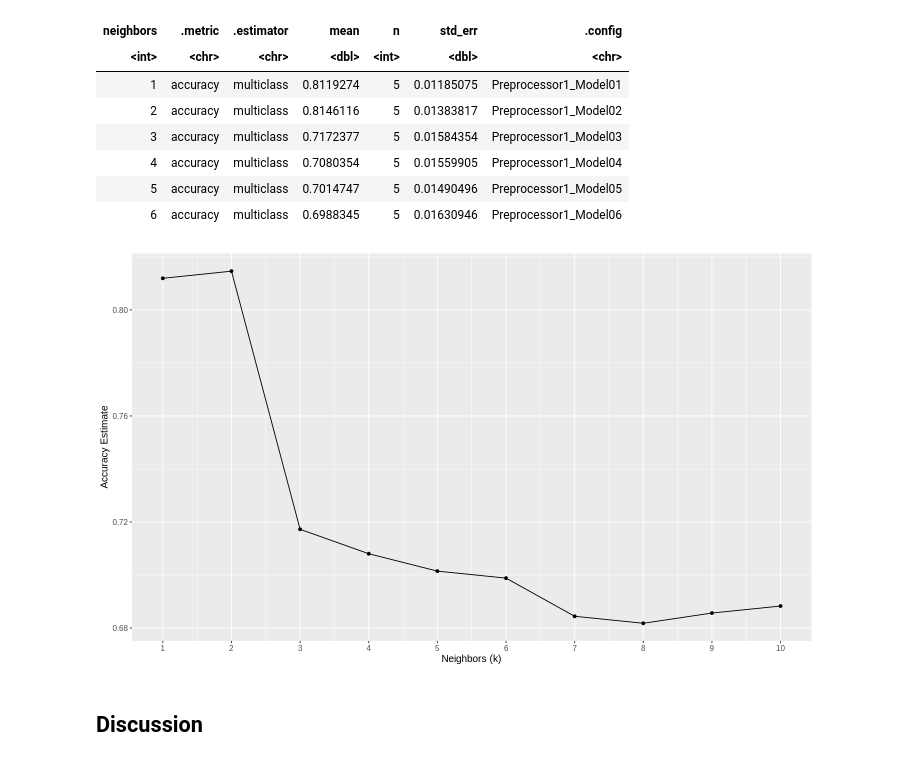
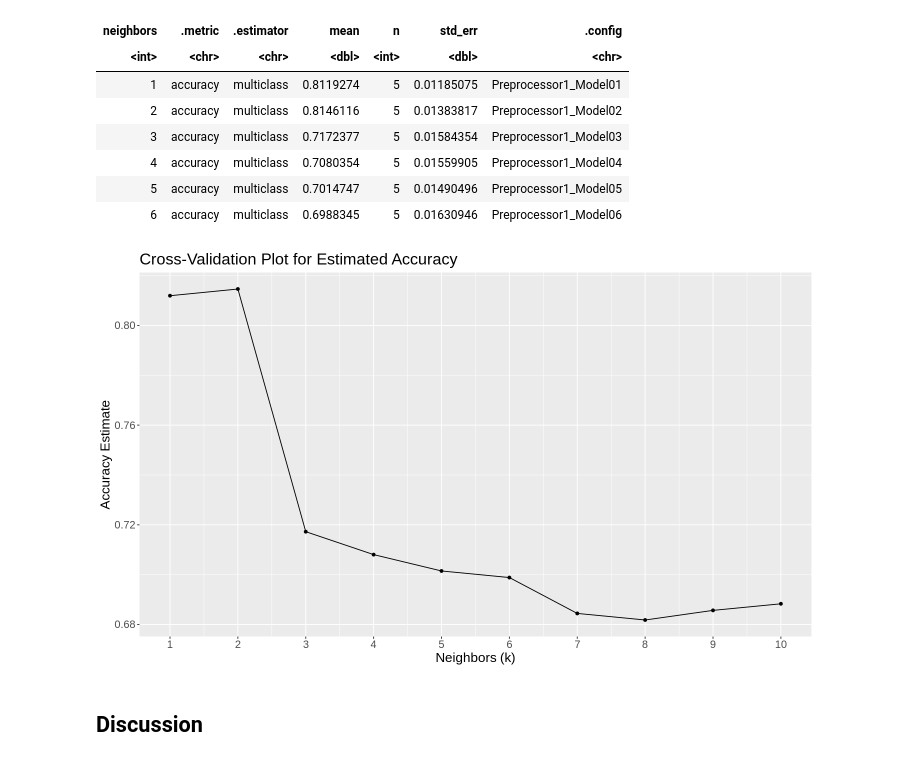
Before and after one commit to rukabii/dsci-100-group-project-006-29, a Jupyter notebook: Group_Project_Report.ipynb, the cells around one changed output. Cells and saved outputs as stored; diff of their text form; code cells hidden in the pictures.

```diff
--- a/Group_Project_Report.ipynb
+++ b/Group_Project_Report.ipynb
@@ -213,17 +213,17 @@ A tibble: 6 × 7
 # %%
 # plot k (neighbors) vs accuracy (mean)
 cross_val_plot <- accuracies |>
     ggplot(aes(x = neighbors, y = mean)) +
         geom_point() +
         geom_line() +
-        labs(x = "Neighbors (k)", y = "Accuracy Estimate") +
+        labs(x = "Neighbors (k)", y = "Accuracy Estimate", title = "Cross-Validation Plot for Estimated Accuracy") +
         scale_x_continuous(breaks = 1:10) +
-        theme(text = element_text(size = 12))
+        theme(text = element_text(size = 16))
 
 # can estimate and view which k value may be the best
 cross_val_plot
 # %% [output]
-[figure, old version]
+[figure, new version]
 # %% [markdown]
 ## Discussion
 # %% [markdown]
```
Also changed, not shown: parts of 1 cell of this notebook.
